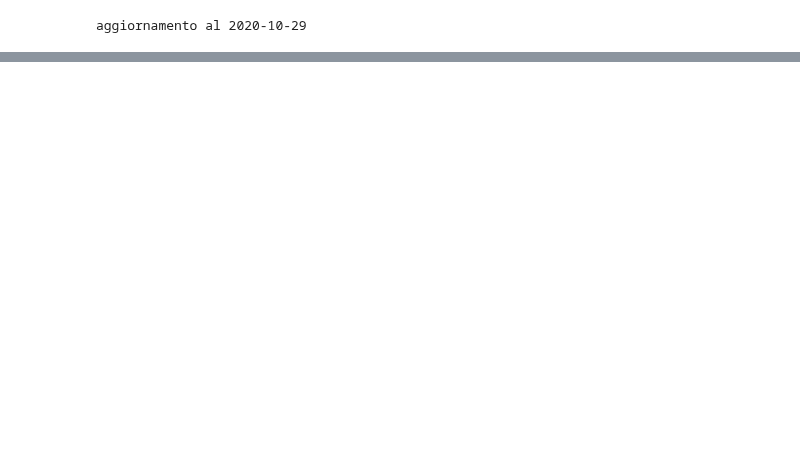
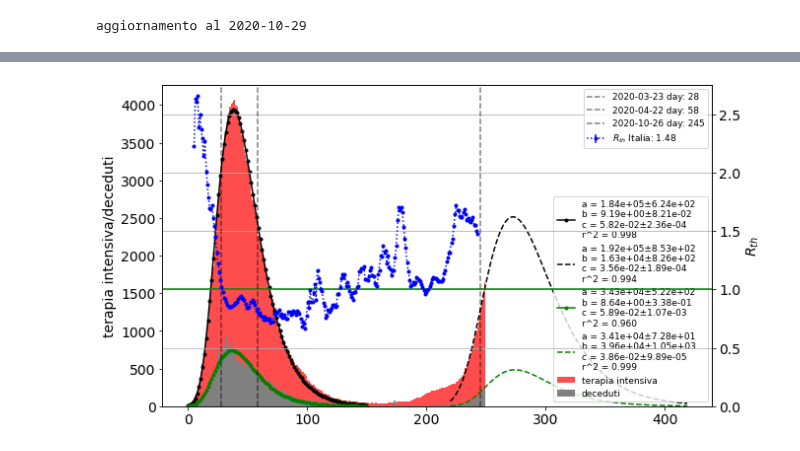
Before and after one commit to gmazzitelli/studenti, a Jupyter notebook: R_th.ipynb, the cells around one changed output, grey strips where cells are left out. Saved outputs shown, nothing was run; the diff lists cells and outputs as text; code cells hidden in the pictures; blank space fills up the shorter version.

```diff
--- a/R_th.ipynb
+++ b/R_th.ipynb
@@ -92,0 +131,88 @@ plt.show()
+# %%
+fig, ax = plt.subplots(figsize=(10,6))
+x = np.linspace(0, len(df['data']), len(df['data']))
+
+y = df['terapia_intensiva']
+ax.bar(x,y, color='red', alpha=0.7, label='terapia intensiva', width=1)
+ax, par = fittalo(dGompertz, x[x<150], y[x<150], ax, [1e5,9., 0.1], 'k.-')
+print ("Max {0:.0f} {1:.0f}".format(np.log(par[1])/par[2], par[0]*par[2]/np.exp(1)))
+
+# Gompertz
+# a is the asymptote limit of grow
+# b sets the displacement along the x-axis
+# c sets the growth rate (y scaling)
+c = par[2]*.65
+a = par[0]
+b = np.exp(274.*c)
+P_start = 220
+# fittalo(dGompertz, x[x>220], y[x>220], ax, [a,b,c], 'k--')
+xp = np.linspace(P_start, P_start+199, 200)
+#ax.plot(xp, dGompertz(xp,*[a,b,c]), 'k')
+yp = dGompertz(xp,*[a,b,c])
+for i in range(P_start, len(x)):
+  yp[i-P_start]=y[i]
+
+ax, par = fittalo(dGompertz, xp, yp, ax, [a,b,c], 'k--')
+print ("Max {0:.0f} {1:.0f}".format(np.log(par[1])/par[2], par[0]*par[2]/np.exp(1)))
+
+
+# fittalo(Gauss3, x[(x>10) & (x<50)], y[(x>10) & (x<50)], ax, [4000,30, 10], 'r')
+# ax.plot(x[x>210], Gauss3(x[x>210],*[5e3,270, 15]), 'k')
+# ax.plot(xp, Gauss3(xp,*[5e3,270, 15]), 'k')
+# fittalo(Gauss3, x[x>220], y[x>220], ax, [5e3,270, 15], 'r')
+
+y = np.gradient(df['deceduti'])
+ax.bar(x,y, color='gray', alpha=1, label='deceduti', width=1)
+ax, par = fittalo(dGompertz, x[x<150], y[x<150], ax, [3e4,8., 0.1], 'g.-')
+print ("Max {0:.0f} {1:.0f}".format(np.log(par[1])/par[2], par[0]*par[2]/np.exp(1)))
+
+c = par[2]*.65
+a = par[0]
+b = np.exp(274.*c)
+
+# fittalo(dGompertz, x[x>220], y[x>220], ax, [a,b,c], 'k--')
+xp = np.linspace(P_start, P_start+199, 200)
+#ax.plot(xp, dGompertz(xp,*[a,b,c]), 'k')
+yp = dGompertz(xp,*[a,b,c])
+for i in range(P_start, len(x)):
+  yp[i-P_start]=y[i]
+
+ax, par = fittalo(dGompertz, xp, yp, ax, [a,b,c], 'g--')
+print ("Max {0:.0f} {1:.0f}".format(np.log(par[1])/par[2], par[0]*par[2]/np.exp(1)))
+
+
+# fittalo(Gauss3, x[x<50], y[x<50], ax, [4000,30, 10], 'k--')
+
+ax.set_ylabel(r'terapia intensiva/deceduti')
+ax.set_ylim(bottom=0)
+ax.legend(loc=4, prop={'size': 9})
+ax = ax.twinx()
+
+data = df['nuovi_positivi']
+N=7
+y = np.convolve(data, np.ones((N,))/N, mode='valid')
+x = np.linspace(0, len(y), len(y))
+d=5
+
+y_past = y[:-d]
+x_ = x[d:]
+Rth = y[d:]/y_past
+
+
+# ax.errorbar(x, y, yerr=0, fmt='k.:', label='running avarege')
+ax.errorbar(x_, Rth, yerr=0, fmt='b.:', label='$R_{th}$'+' Italia: {0:.2f}'.format(Rth[-1]))
+ax.axhline(1, color='green')
+ax.set_xlabel('giorni', horizontalalignment = 'left', x=0.8)
+ax.set_ylabel(r'$R_{th}$')
+day=28
+ax.axvline(day, color='black', linestyle='--', label='{:s} day: {:d}'.format(df.iloc[day, 0][0:10], day), alpha=0.5)
+day=58
+ax.axvline(day, color='black', linestyle='--', label='{:s} day: {:d}'.format(df.iloc[day, 0][0:10], day), alpha=0.5)
+day=245
+ax.axvline(day, color='black', linestyle='--', label='{:s} day: {:d}'.format(df.iloc[day, 0][0:10], day), alpha=0.5)
+
+ax.legend(loc=1, prop={'size': 9})
+ax.set_ylim(bottom=0)
+ax.grid()
+plt.show()
+# %% [output]
@@ -93,3 +223,4 @@ plt.show()
+[figure, added]
 # %%
 fig, ax = plt.subplots(figsize=(10,6))
 x = np.linspace(0, len(df['data']), len(df['data']))
```
Also changed, not shown: parts of 8 cells of this notebook.
